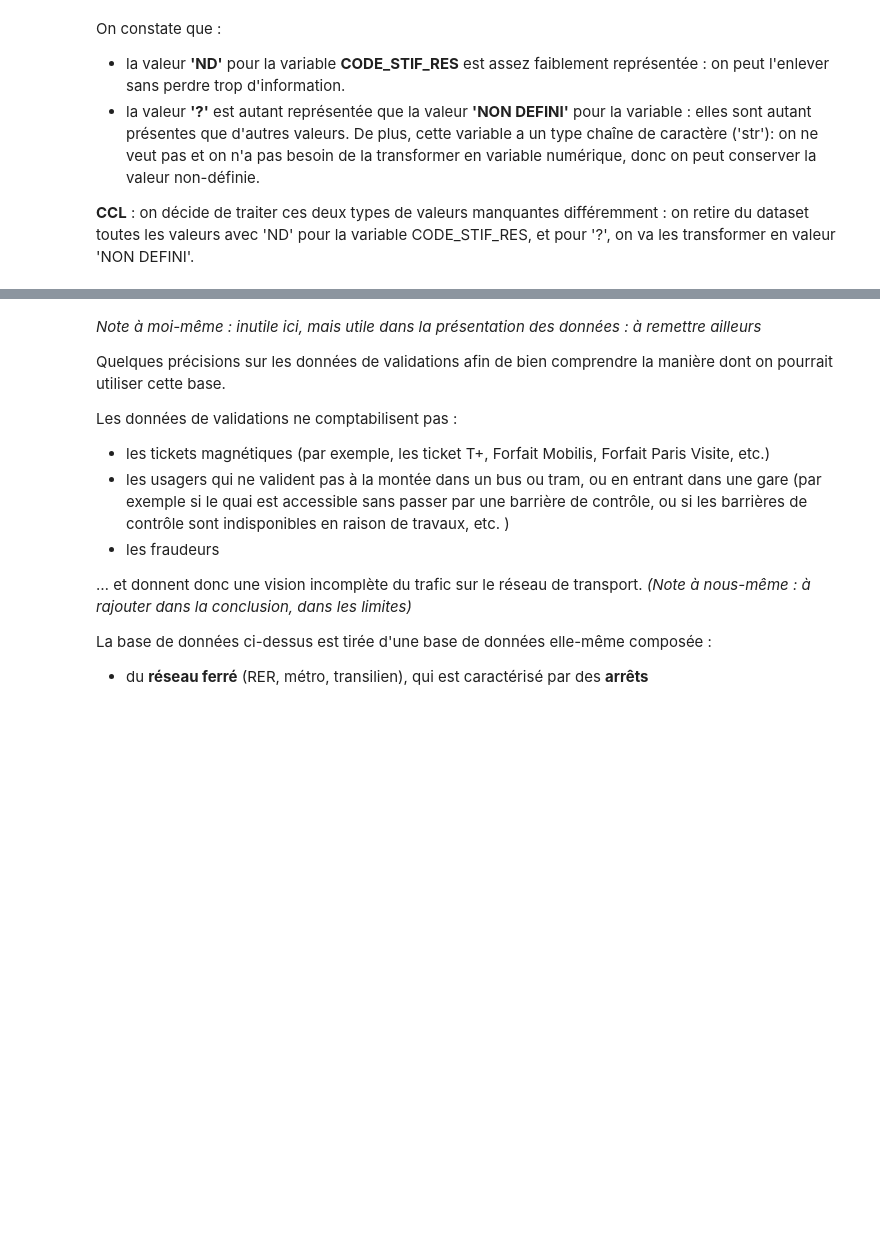
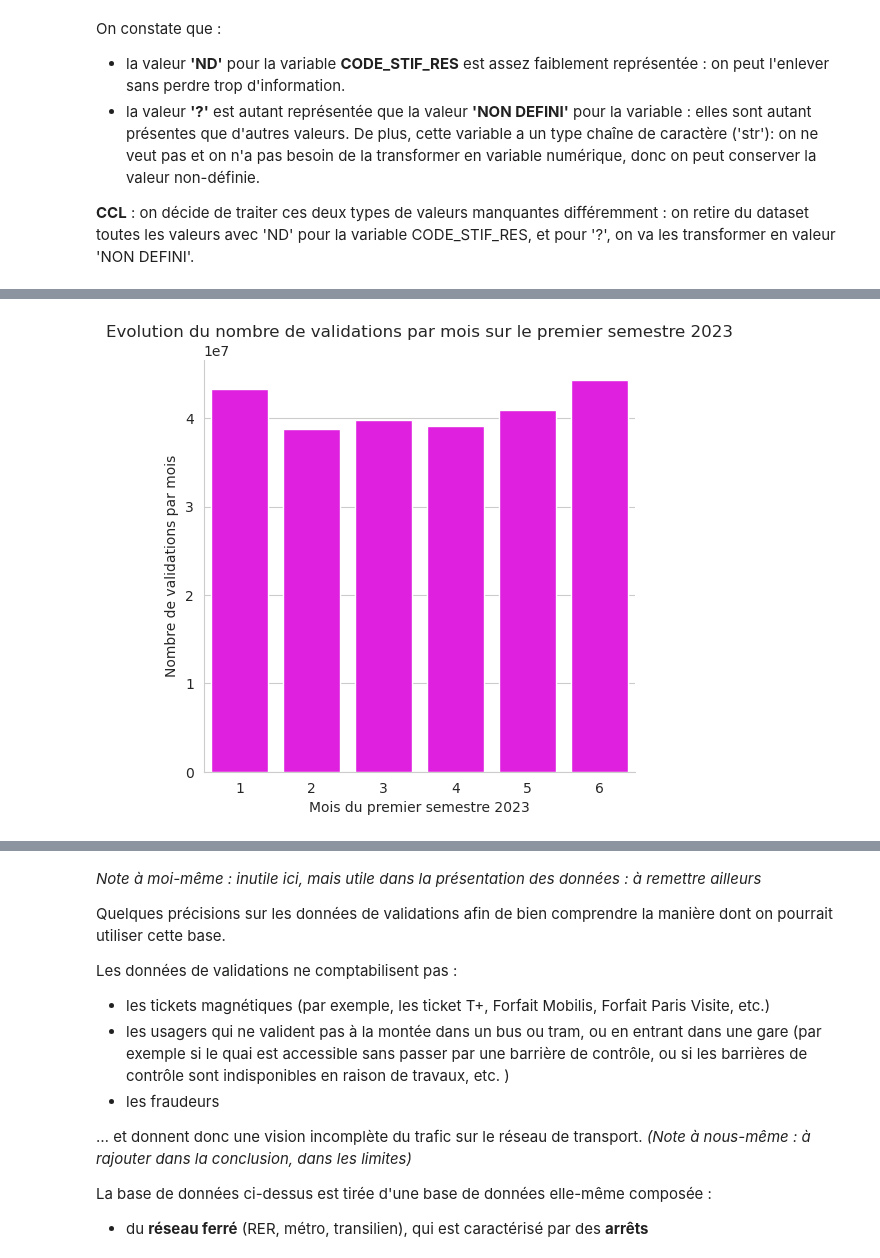
Before and after one commit to jlechat/Frequentation-des-stations-de-TC-en-Ile-de-France, a Jupyter notebook: 2- Statistiques descriptives/Stat_desc_2023.ipynb, the cells around one changed output, grey strips where cells are left out. Cells and saved outputs as stored; diff of their text form; code cells hidden in the pictures; blank space fills up the shorter version.

```diff
--- a/2- Statistiques descriptives/Stat_desc_2023.ipynb
+++ b/2- Statistiques descriptives/Stat_desc_2023.ipynb
@@ -230,0 +444,5 @@ validations_23_tr = df.loc[condition, 'Colonne1'] = nouvelle_valeur
+# %%
+# agrégation des données de validations par mois
+
+vald_23_RER_mois = validations_23_RER.groupby(validations_23_RER['Mois']).agg({'NB_VALD': 'sum'}).reset_index()
+vald_23_RER_mois
@@ -230,0 +457,11 @@ validations_23_tr = df.loc[condition, 'Colonne1'] = nouvelle_valeur
+# %%
+#évolution du nombre de validation par mois sur le premier semestre 2023
+
+sns.set_style("whitegrid")
+g = sns.catplot(x='Mois', y='NB_VALD', data=vald_23_RER_mois, kind = "bar", height = 5, aspect = 1, color = "magenta")
+g.set_axis_labels('Mois du premier semestre 2023', 'Nombre de validations par mois')
+plt.title('Evolution du nombre de validations par mois sur le premier semestre 2023')
+
+plt.show()
+# %% [output]
+[figure, added]
```
Also changed, not shown: parts of 33 cells of this notebook.
